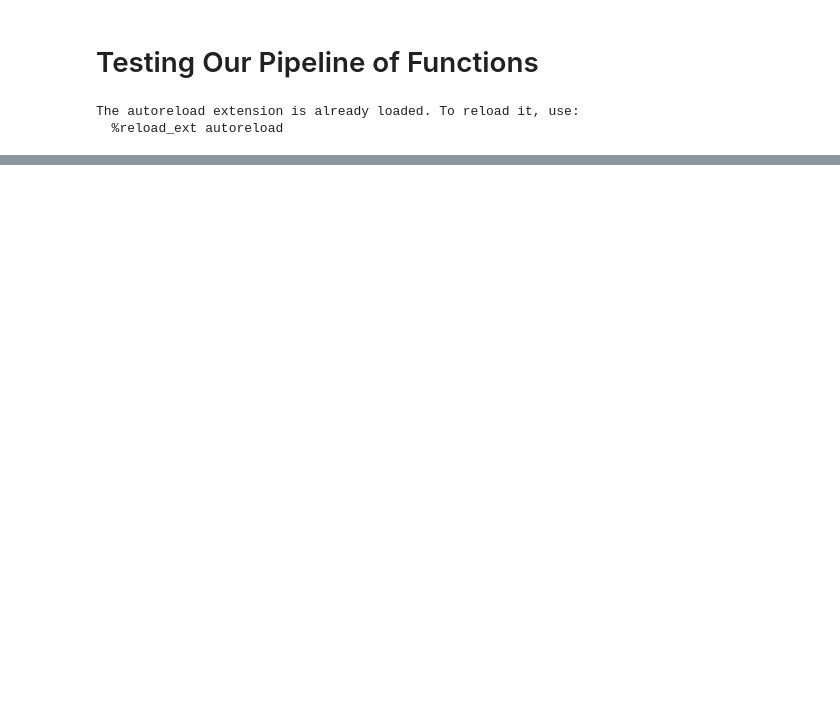
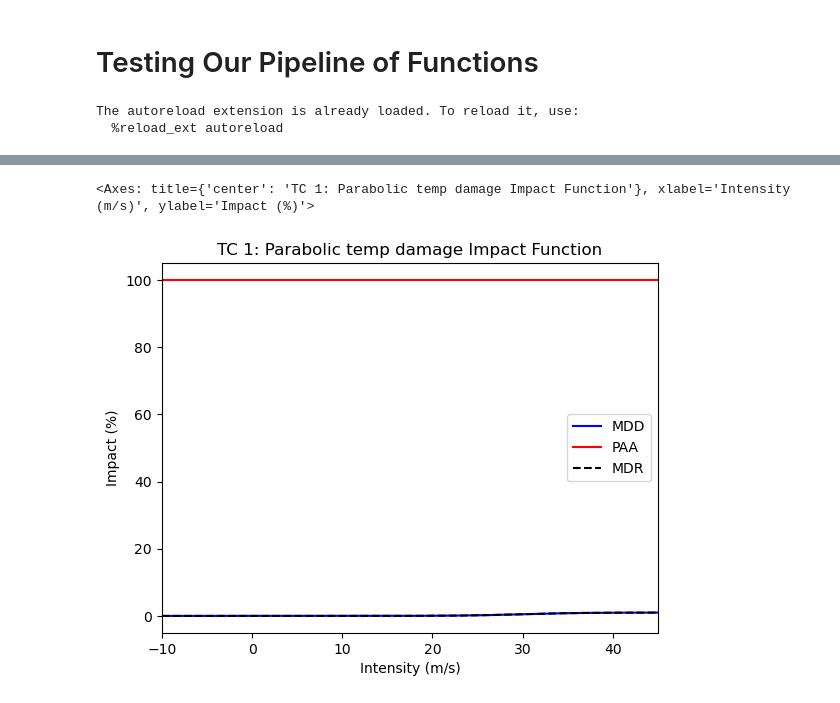
Before and after one commit to arvedluetzen/mus-climada, a Jupyter notebook: notebooks/0416_pipeline-test.ipynb, the cells around one changed output, grey strips where cells are left out. Saved outputs shown, nothing was run; the diff lists cells and outputs as text; code cells hidden in the pictures; blank space fills up the shorter version.

```diff
--- a/notebooks/0416_pipeline-test.ipynb
+++ b/notebooks/0416_pipeline-test.ipynb
@@ -75 +75,6 @@ df
 96 rows × 10 columns
+# %%
+haz_dict["TC"]["impf_set"].plot()
+# %% [output]
+<Axes: title={'center': 'TC 1: Parabolic temp damage Impact Function'}, xlabel='Intensity (m/s)', ylabel='Impact (%)'>
+[figure, added]
```
Also changed, not shown: parts of 10 cells of this notebook, 13 other files.
